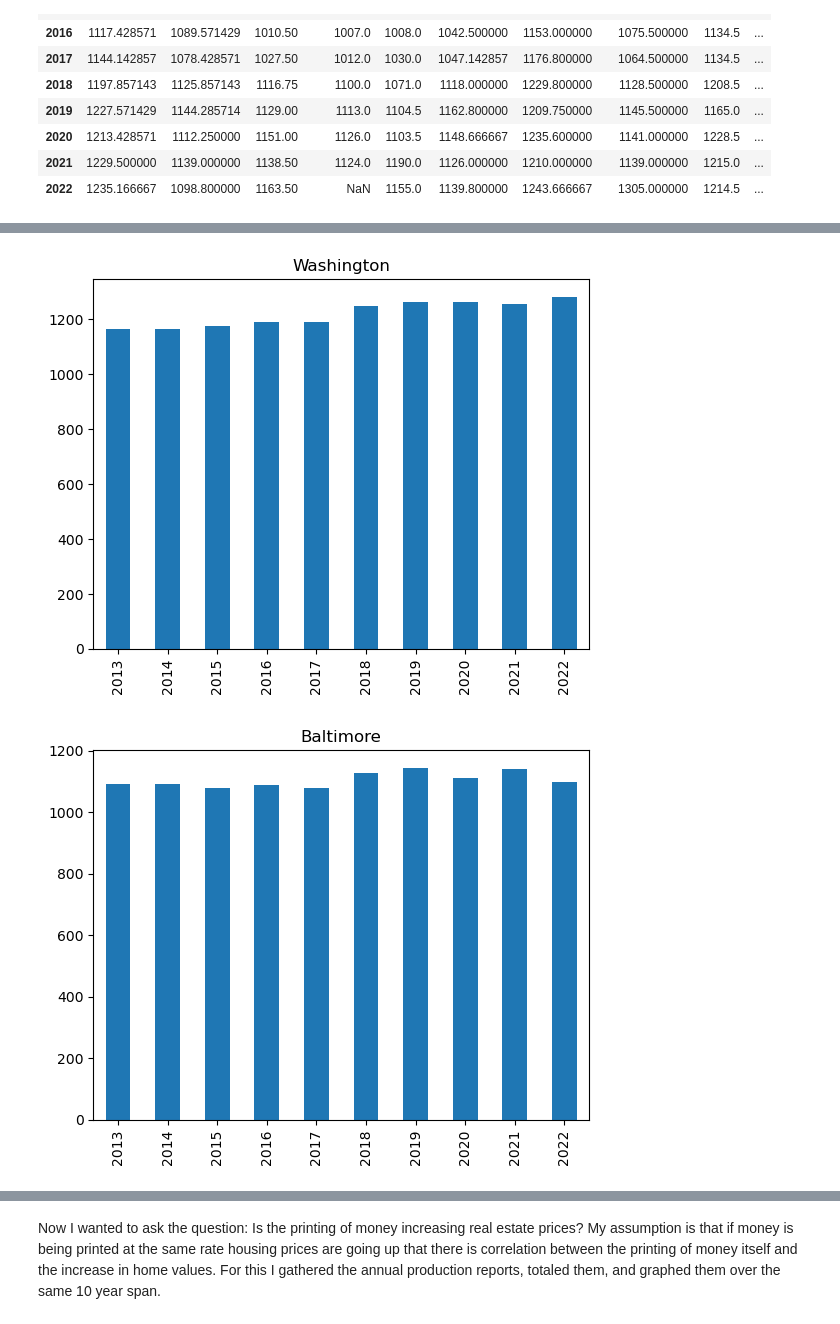
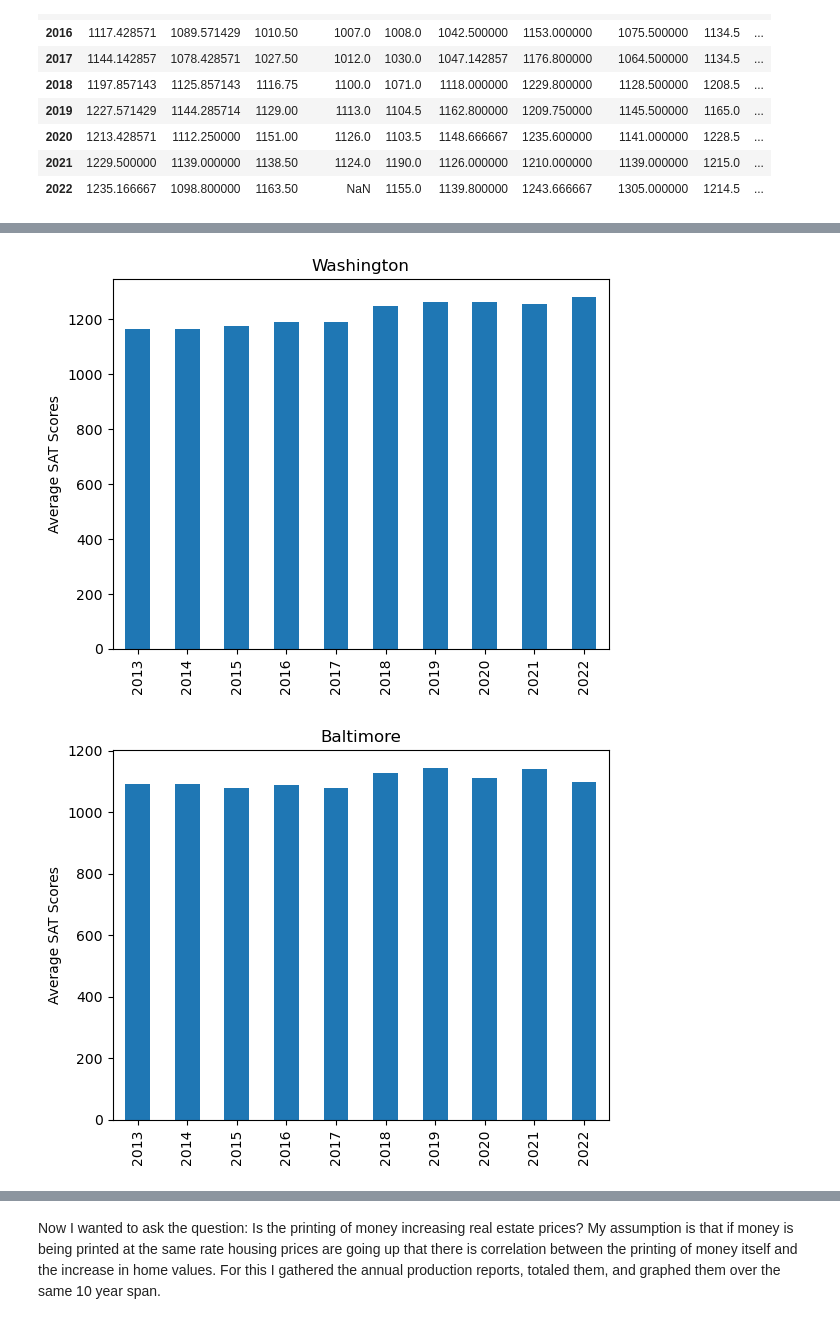
Before and after one commit to MWatkins87/Class_Project_Group_5, a Jupyter notebook: matthew_watkins.ipynb, the cells around one changed output, grey strips where cells are left out. Saved outputs shown, nothing was run; the diff lists cells and outputs as text; code cells hidden in the pictures.

Commit message:
changed the college tuition from sum to mean and it change the findings. I updated the notes and the findings. added better labels to the graphs

```diff
--- a/matthew_watkins.ipynb
+++ b/matthew_watkins.ipynb
@@ -400,8 +400,8 @@ cf_15_df = college14_15[college14_15.isin(cities).any(axis=1)]
 # removing columns i don't need anymore
 no_instnm_df = cf_15_df[["CITY","COSTT4_A"]]
 
-# so i can have the same metric to measure change and not individual tuition prices I sum()ed the costs for each city
-by_city_15 = no_instnm_df.groupby(["CITY"]).sum()
+# so i can have the same metric to measure change and not individual tuition prices I mean()ed the costs for each city
+by_city_15 = no_instnm_df.groupby(["CITY"]).mean()
 
 # because i want this to be time series i've renamed the avg tuition cost column to year
 by_city_15 = by_city_15.rename(columns={"COSTT4_A":"2015"})
@@ -435,8 +435,8 @@ cf_14_df = college13_14[college13_14.isin(cities).any(axis=1)]
 # removing columns i don't need anymore
 no_instnm_df = cf_14_df[["CITY","COSTT4_A"]]
 
-# so i can have the same metric to measure change and not individual tuition prices I sum()ed the costs for each city
-by_city_14 = no_instnm_df.groupby(["CITY"]).sum()
+# so i can have the same metric to measure change and not individual tuition prices I mean()ed the costs for each city
+by_city_14 = no_instnm_df.groupby(["CITY"]).mean()
 
 # because i want this to be time series i've renamed the avg tuition cost column to year
 by_city_14 = by_city_14.rename(columns={"COSTT4_A":"2014"})
@@ -470,8 +470,8 @@ cf_13_df = college12_13[college12_13.isin(cities).any(axis=1)]
 # removing columns i don't need anymore
 no_instnm_df = cf_13_df[["CITY","COSTT4_A"]]
 
-# so i can have the same metric to measure change and not individual tuition prices I sum()ed the costs for each city
-by_city_13 = no_instnm_df.groupby(["CITY"]).sum()
+# so i can have the same metric to measure change and not individual tuition prices I mean()ed the costs for each city
+by_city_13 = no_instnm_df.groupby(["CITY"]).mean()
 
 # because i want this to be time series i've renamed the avg tuition cost column to year
 by_city_13 = by_city_13.rename(columns={"COSTT4_A":"2013"})
@@ -525,6 +525,6 @@ merged_college_cost.head(10)
 # %%
 # This for loop goes through each city in the cities list we made earlier and plots a bar graph so we can see the change over 10 years
 for city in cities:
-    current_college_city = merged_college_cost[[city]].plot(kind="bar", title=city, legend=False)
+    current_college_city = merged_college_cost[[city]].plot(kind="bar", title=city, legend=False, ylabel='Average Tuition Cost')
     plt.show()
 # %% [output]
@@ -958,6 +958,6 @@ merged_avg_sat.head(10)
 # %%
 # this loop plots a bar graph for each city to show the trending patterns we saw
 for city in cities:
-    current_sat_college_city = merged_avg_sat[[city]].plot(kind="bar", title=city, legend=False)
+    current_sat_college_city = merged_avg_sat[[city]].plot(kind="bar", title=city, legend=False, ylabel='Average SAT Scores')
     plt.show()
 # %% [output]
@@ -970,2 +970,2 @@ for city in cities:
-[figure, old version]
+[figure, new version]
-[figure, old version]
+[figure, new version]
```
Also changed, not shown: parts of 20 cells of this notebook.
